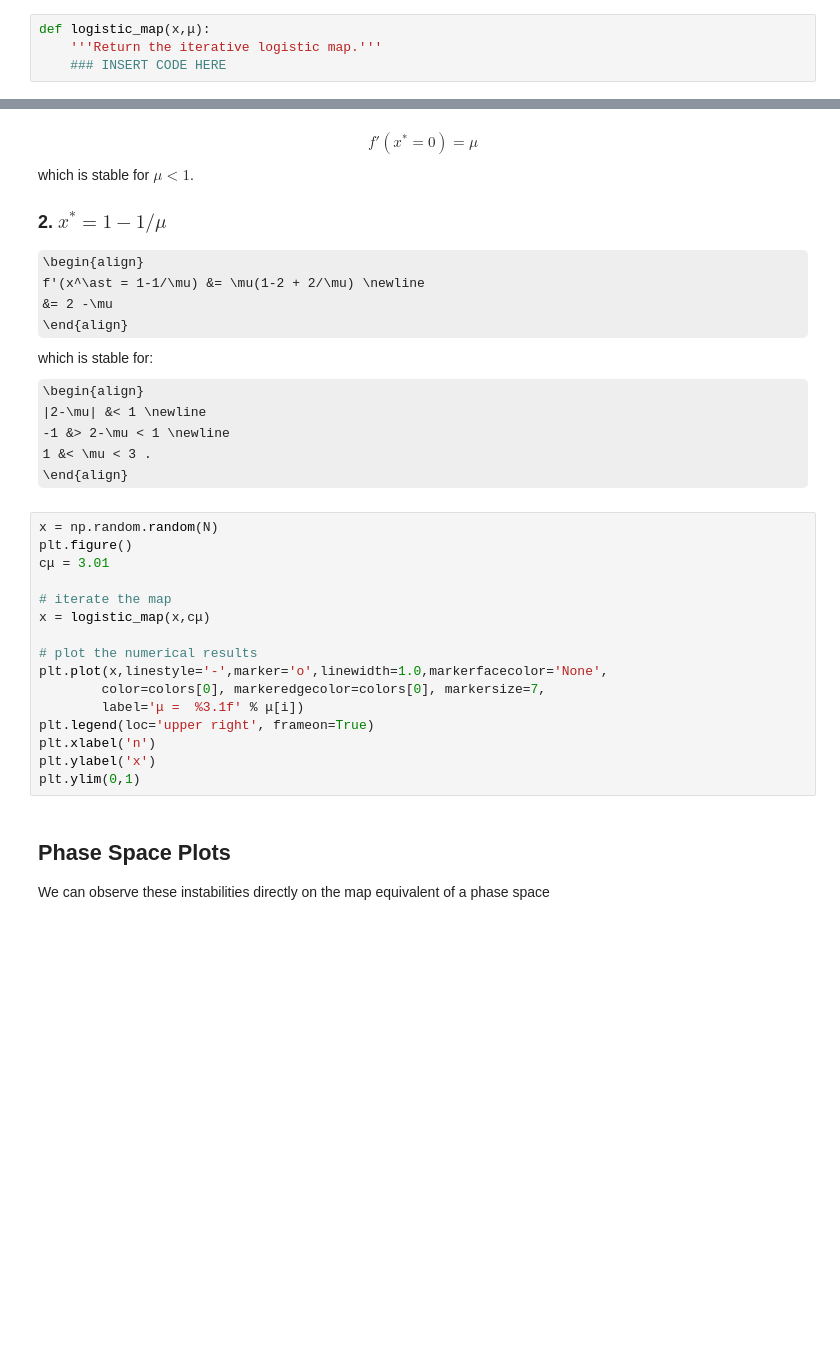
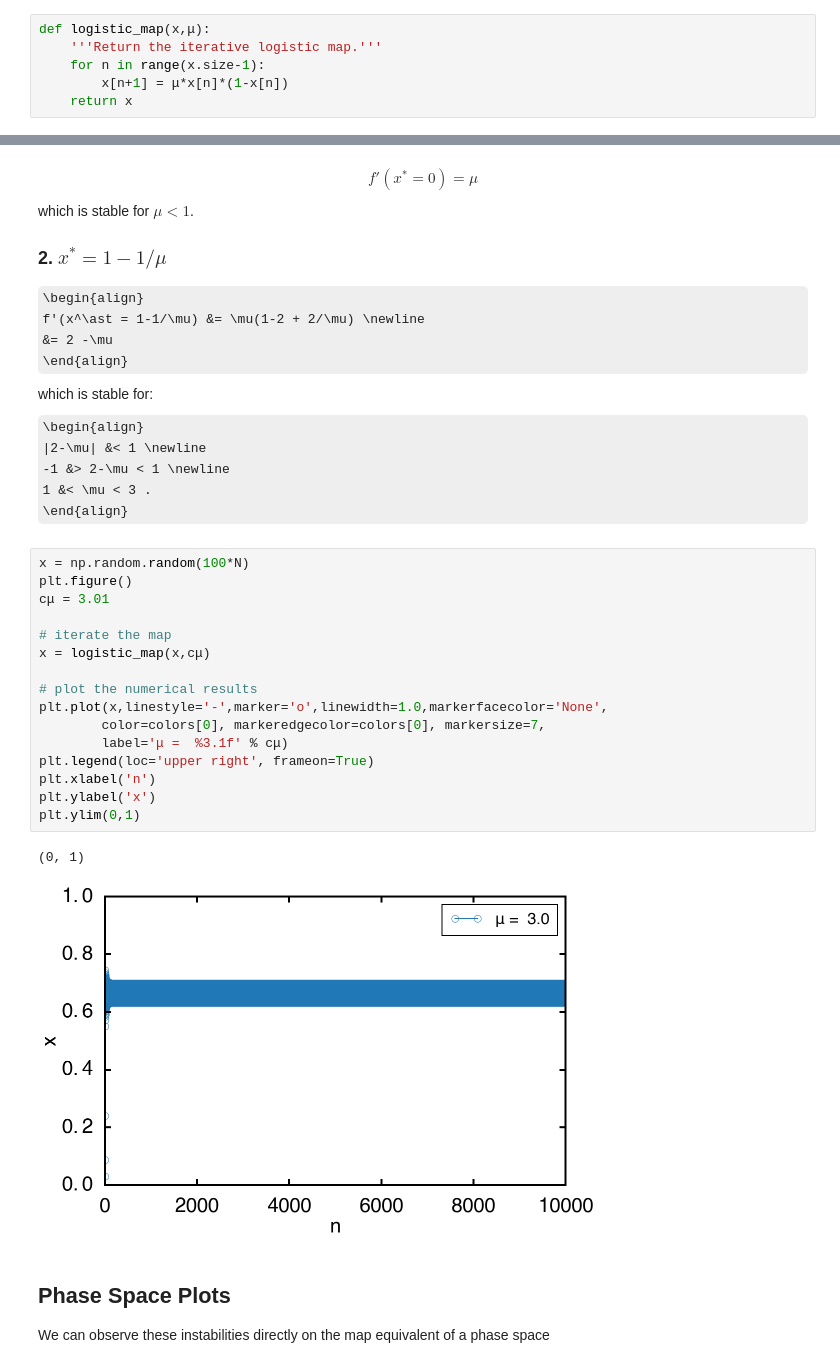
Before and after one commit to agdelma/IntroCompPhysics, a Jupyter notebook: Notebooks/18_LogisticMap.ipynb, the cells around one changed output, grey strips where cells are left out. Saved outputs shown, nothing was run; the diff lists cells and outputs as text; some formulas as TeX source; blank space fills up the shorter version.

```diff
--- a/Notebooks/18_LogisticMap.ipynb
+++ b/Notebooks/18_LogisticMap.ipynb
@@ -58,7 +57,9 @@ Complete the function below which takes an array $x$ and paramter $\mu$ and retu
 # %%
 def logistic_map(x,μ):
     '''Return the iterative logistic map.'''
-    ### INSERT CODE HERE
+    for n in range(x.size-1):
+        x[n+1] = μ*x[n]*(1-x[n])
+    return x
 # %%
 N = 100
 μ = [1.5,3.3,3.8]
@@ -201,21 +213,24 @@ which is stable for:
 1 &< \mu < 3 .
 \end{align}
 # %%
-x = np.random.random(N)
+x = np.random.random(100*N)
 plt.figure()
 cμ = 3.01
 
 # iterate the map
 x = logistic_map(x,cμ)
 
 # plot the numerical results
 plt.plot(x,linestyle='-',marker='o',linewidth=1.0,markerfacecolor='None',
         color=colors[0], markeredgecolor=colors[0], markersize=7,
-        label='μ =  %3.1f' % μ[i])
+        label='μ =  %3.1f' % cμ)
 plt.legend(loc='upper right', frameon=True)
 plt.xlabel('n')
 plt.ylabel('x')
 plt.ylim(0,1)
+# %% [output]
+(0, 1)
+[figure, added]
 # %% [markdown]
 ## Phase Space Plots
 We can observe these instabilities directly on the map equivalent of a phase space
```
Also changed, not shown: parts of 6 cells of this notebook.
